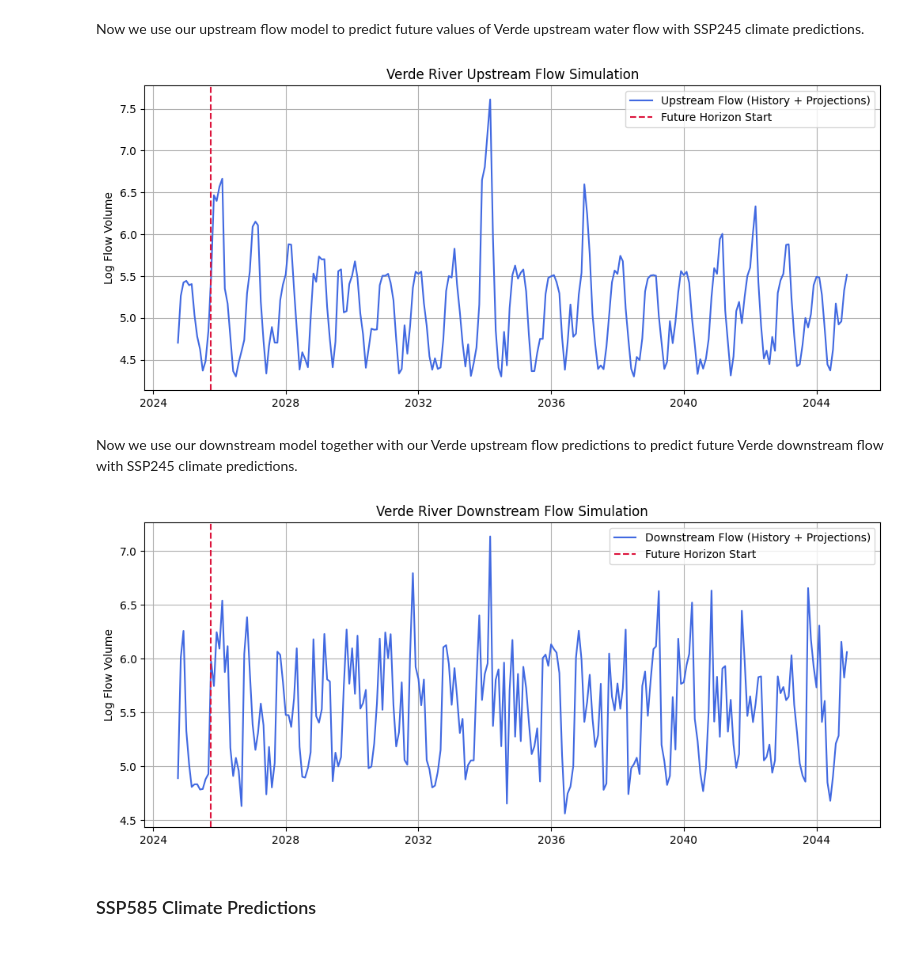
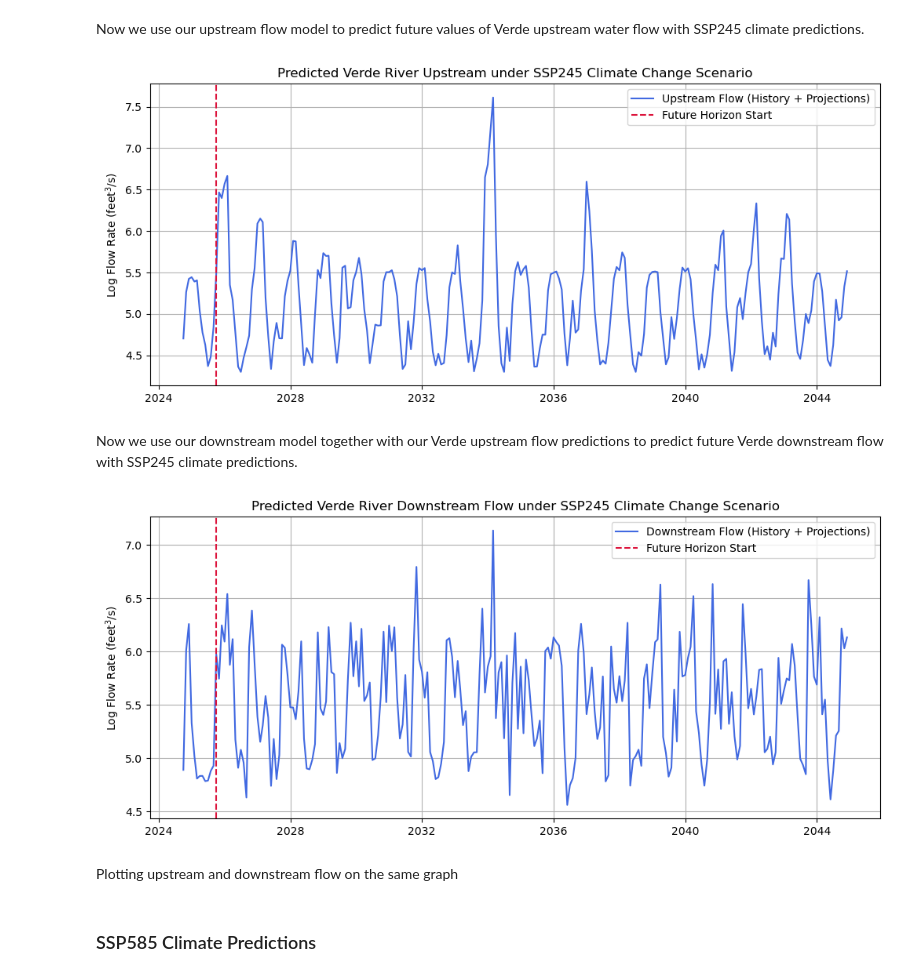
Before and after one commit to Erdos-Projects/summer26-water-use-sustainability, a Jupyter notebook: Code/03_verde_modeling.ipynb, the cells around one changed output. Drawn from its saved outputs; the diff is of its cells as text; code cells hidden in the pictures.

```diff
--- a/Code/03_verde_modeling.ipynb
+++ b/Code/03_verde_modeling.ipynb
@@ -850,13 +1051,13 @@ plt.plot(
     color="royalblue"
 )
 plt.axvline(pd.to_datetime(df_combined_245["Time"].iloc[12]), color="crimson", linestyle="--", label="Future Horizon Start")
-plt.title("Verde River Upstream Flow Simulation")
-plt.ylabel("Log Flow Volume")
+plt.title("Predicted Verde River Upstream under SSP245 Climate Change Scenario")
+plt.ylabel("Log Flow Rate (feet$^3$/s)")
 plt.grid(True)
 plt.legend()
 plt.show()
 # %% [output]
-[figure, old version]
+[figure, new version]
 # %% [markdown]
 Now we use our downstream model together with our Verde upstream flow predictions to predict future Verde downstream flow with SSP245 climate predictions.
 # %%
@@ -872,36 +1073,38 @@ verde_downstream_features = [
     "Population",
     "IrrigatedLand_Acres",
     "datacenters_TotalMW",
     "datacenters_TotalNum",
     "log_flow_verde_upstream",
     "log_flow_verde_downstream_lag_5",
     "log_flow_verde_downstream_lag_6"
 ]
 
 for i in range(12,len(df_combined_245.Time)):
     df_combined_245.loc[i,'log_flow_verde_downstream_lag_5'] = df_combined_245.loc[i-5,'log_flow_verde_downstream']
     df_combined_245.loc[i,'log_flow_verde_downstream_lag_6'] = df_combined_245.loc[i-6,'log_flow_verde_downstream']
     df_combined_245.loc[i,'log_flow_verde_downstream'] = verde_downstream_model.predict(df_combined_245[verde_downstream_features].iloc[[i]])[0]
 
 
 # ==========================================
 # 2. PLOTTING THE OUTPUT
 # ==========================================
 plt.figure(figsize=(12, 5))
 plt.plot(
     pd.to_datetime(df_combined_245["Time"]),
     df_combined_245["log_flow_verde_downstream"],
     label="Downstream Flow (History + Projections)",
     color="royalblue"
 )
 plt.axvline(pd.to_datetime(df_combined_245["Time"].iloc[12]), color="crimson", linestyle="--", label="Future Horizon Start")
-plt.title("Verde River Downstream Flow Simulation")
-plt.ylabel("Log Flow Volume")
+plt.title("Predicted Verde River Downstream Flow under SSP245 Climate Change Scenario")
+plt.ylabel("Log Flow Rate (feet$^3$/s)")
 plt.grid(True)
 plt.legend()
 plt.show()
 # %% [output]
-[figure, old version]
+[figure, new version]
+# %% [markdown]
+Plotting upstream and downstream flow on the same graph
 # %% [markdown]
 ### SSP585 Climate Predictions
 # %% [markdown]
```
Also changed, not shown: parts of 31 cells of this notebook, 12 other files.
